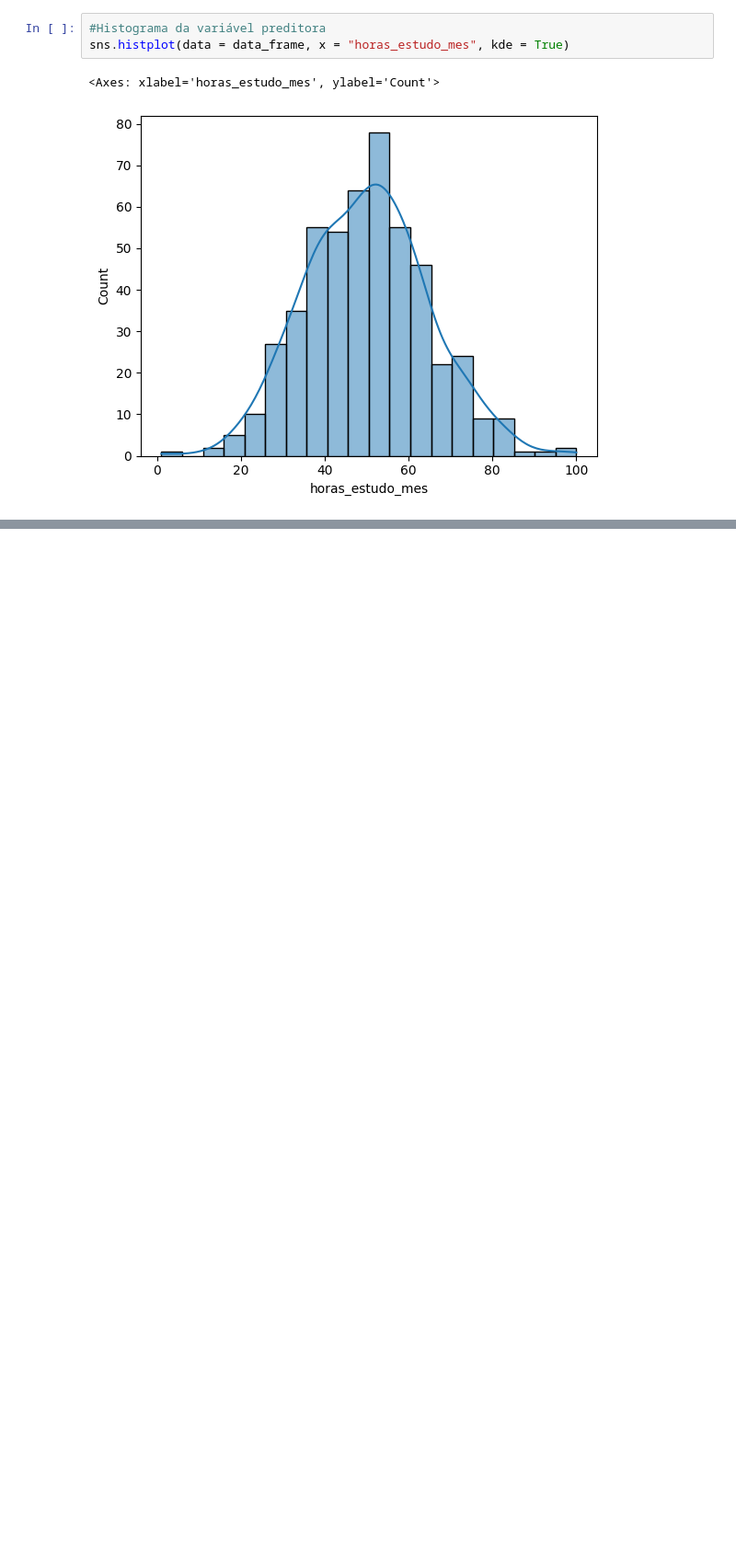
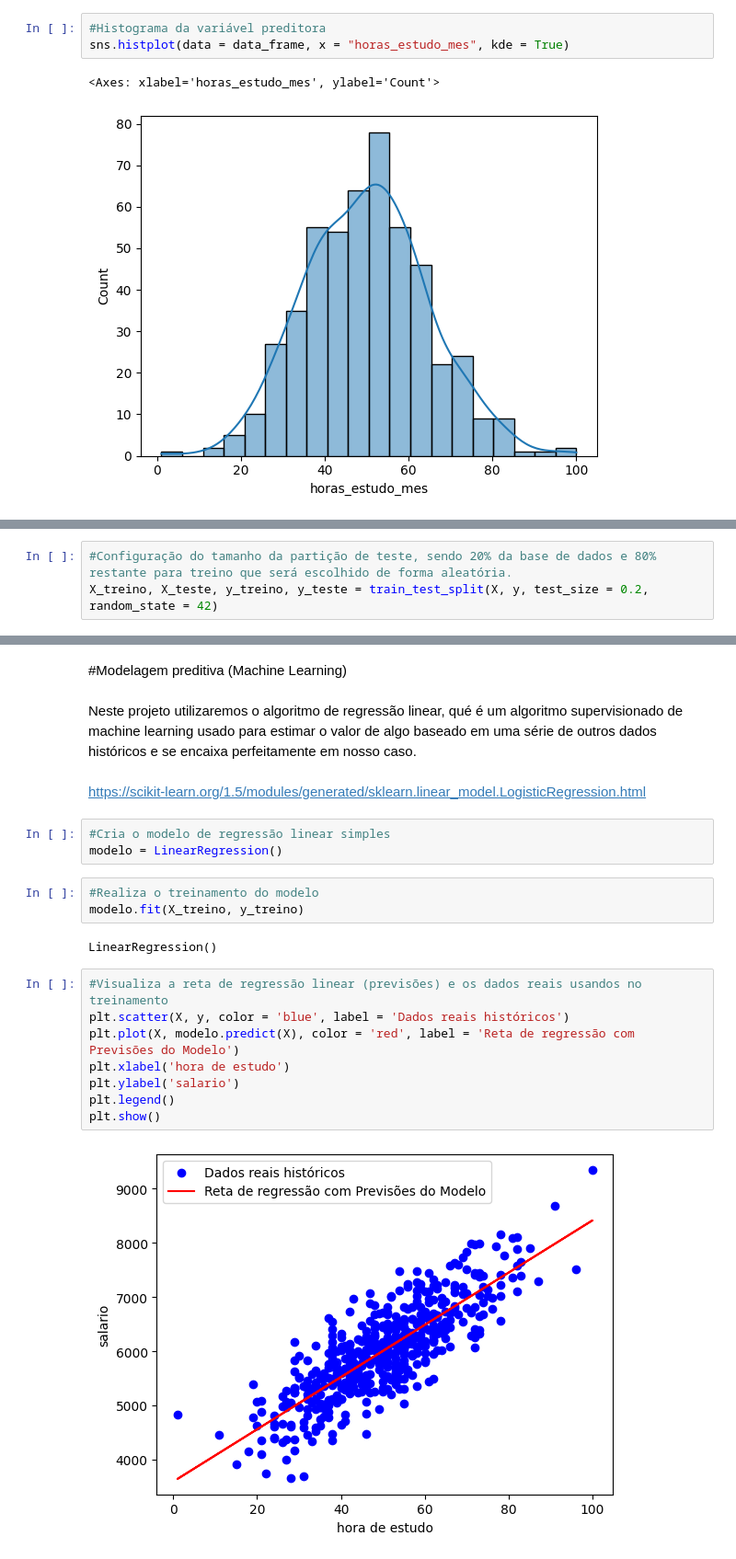
Before and after one commit to GGMmattos/Machine-Learning-And-Data-Science, a Jupyter notebook: Prevendo_o_Salário_com_Base_nas_Horas_de_Estudo.ipynb, the cells around one changed output, grey strips where cells are left out. Shown: that part at 92% size. Drawn from its saved outputs; the diff is of its cells as text; blank space fills up the shorter version.

```diff
--- a/Prevendo_o_Salário_com_Base_nas_Horas_de_Estudo.ipynb
+++ b/Prevendo_o_Salário_com_Base_nas_Horas_de_Estudo.ipynb
@@ -113,0 +148,3 @@ sns.histplot(data = data_frame, x = "horas_estudo_mes", kde = True)
+# %%
+#Configuração do tamanho da partição de teste, sendo 20% da base de dados e 80% restante para treino que será escolhido de forma aleatória.
+X_treino, X_teste, y_treino, y_teste = train_test_split(X, y, test_size = 0.2, random_state = 42)
@@ -113,0 +167,24 @@ sns.histplot(data = data_frame, x = "horas_estudo_mes", kde = True)
+# %% [markdown]
+#Modelagem preditiva (Machine Learning)
+# %% [markdown]
+Neste projeto utilizaremos o algoritmo de regressão linear, qué é um algoritmo supervisionado de machine learning usado para estimar o valor de algo baseado em uma série de outros dados históricos e se encaixa perfeitamente em nosso caso.
+# %% [markdown]
+https://scikit-learn.org/1.5/modules/generated/sklearn.linear_model.LogisticRegression.html
+# %%
+#Cria o modelo de regressão linear simples
+modelo = LinearRegression()
+# %%
+#Realiza o treinamento do modelo
+modelo.fit(X_treino, y_treino)
+# %% [output]
+LinearRegression()
+# %%
+#Visualiza a reta de regressão linear (previsões) e os dados reais usandos no treinamento
+plt.scatter(X, y, color = 'blue', label = 'Dados reais históricos')
+plt.plot(X, modelo.predict(X), color = 'red', label = 'Reta de regressão com Previsões do Modelo')
+plt.xlabel('hora de estudo')
+plt.ylabel('salario')
+plt.legend()
+plt.show()
+# %% [output]
+[figure, added]
```
Also changed, not shown: parts of 28 cells of this notebook.
